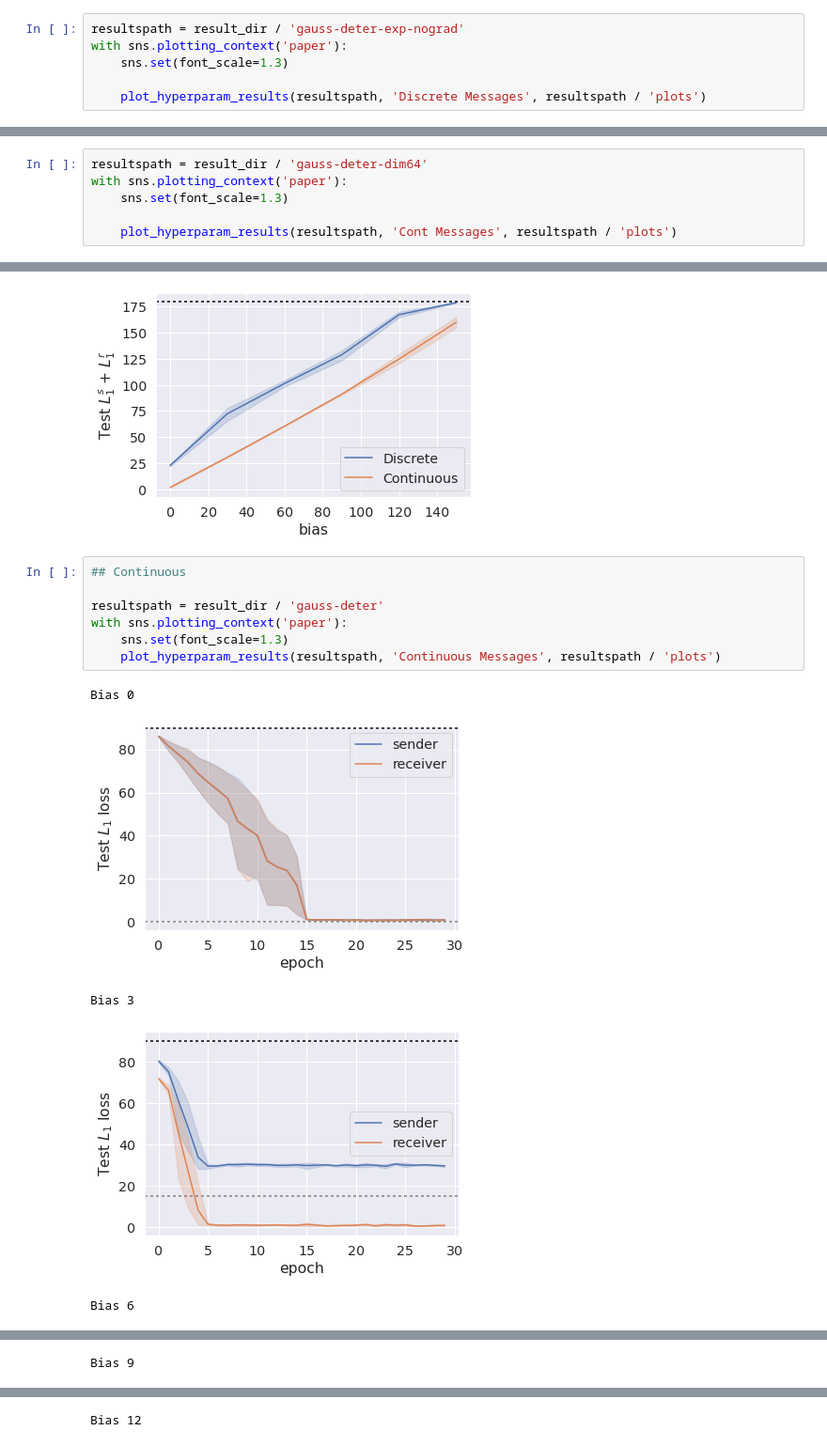
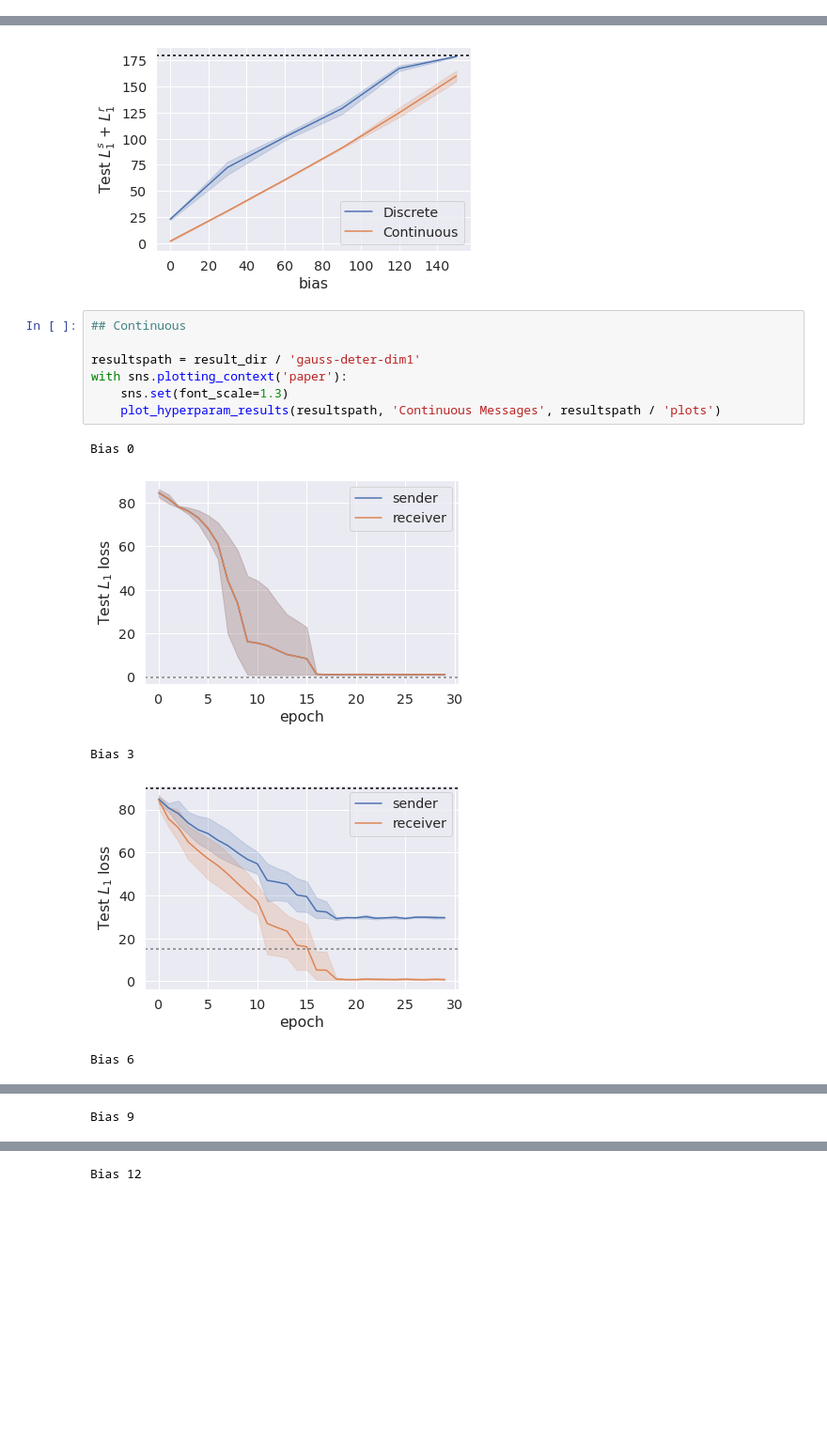
Before and after one commit to mnoukhov/emergent-compete, a Jupyter notebook: notebooks/Best Results Plot.ipynb, the cells around one changed output, grey strips where cells are left out. Shown: that part at 94% size. Cells and saved outputs as stored; diff of their text form; blank space fills up the shorter version.

```diff
--- a/notebooks/Best Results Plot.ipynb
+++ b/notebooks/Best Results Plot.ipynb
@@ -163,6 +160,0 @@ result_dir = Path('/home/mnoukhov/emergent-compete/results')
-# %%
-resultspath = result_dir / 'gauss-deter-exp-nograd'
-with sns.plotting_context('paper'):
-    sns.set(font_scale=1.3)
-
-    plot_hyperparam_results(resultspath, 'Discrete Messages', resultspath / 'plots')
@@ -183,6 +160,0 @@ Bias 15
-# %%
-resultspath = result_dir / 'gauss-deter-dim64'
-with sns.plotting_context('paper'):
-    sns.set(font_scale=1.3)
-
-    plot_hyperparam_results(resultspath, 'Cont Messages', resultspath / 'plots')
@@ -261,13 +221,13 @@ All Biases
 # %%
 ## Continuous
 
-resultspath = result_dir / 'gauss-deter'
+resultspath = result_dir / 'gauss-deter-dim1'
 with sns.plotting_context('paper'):
     sns.set(font_scale=1.3)
     plot_hyperparam_results(resultspath, 'Continuous Messages', resultspath / 'plots')
 # %% [output]
 Bias 0
-[figure, old version]
+[figure, new version]
 Bias 3
-[figure, old version]
+[figure, new version]
 Bias 6
```
Also changed, not shown: parts of 20 cells of this notebook, 4 other files.
